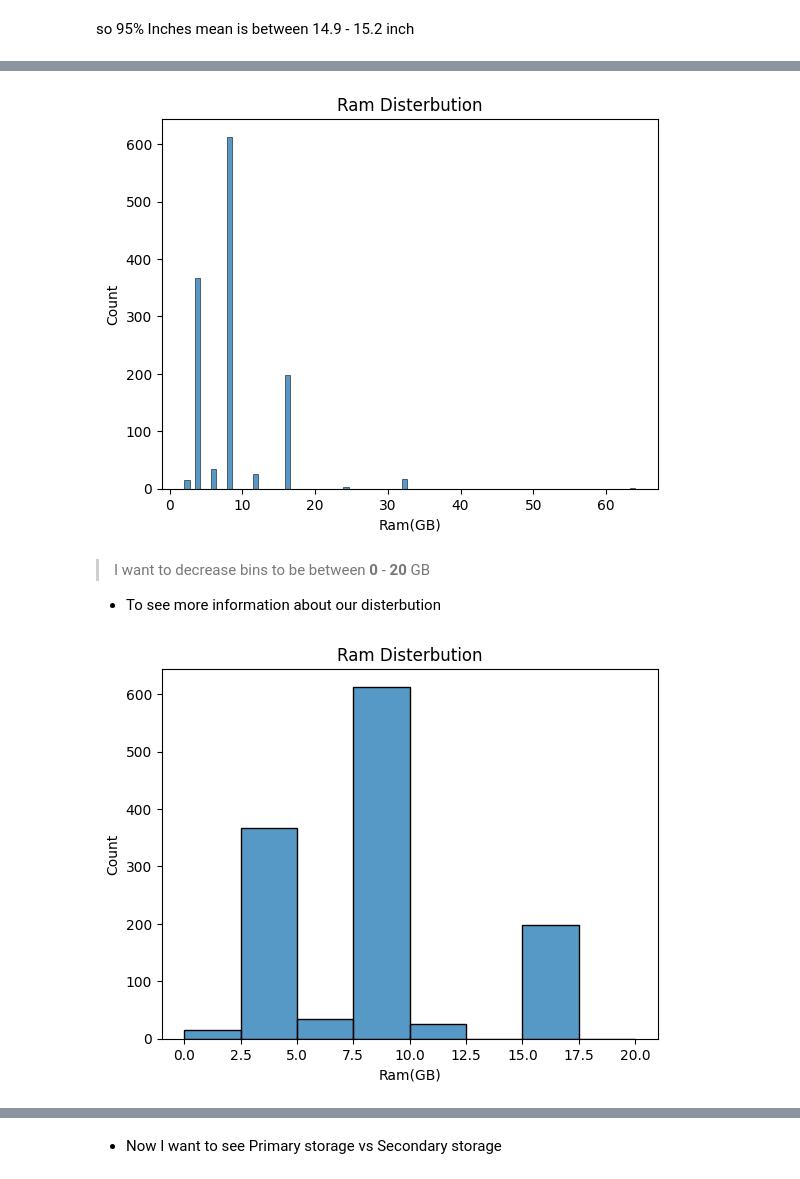
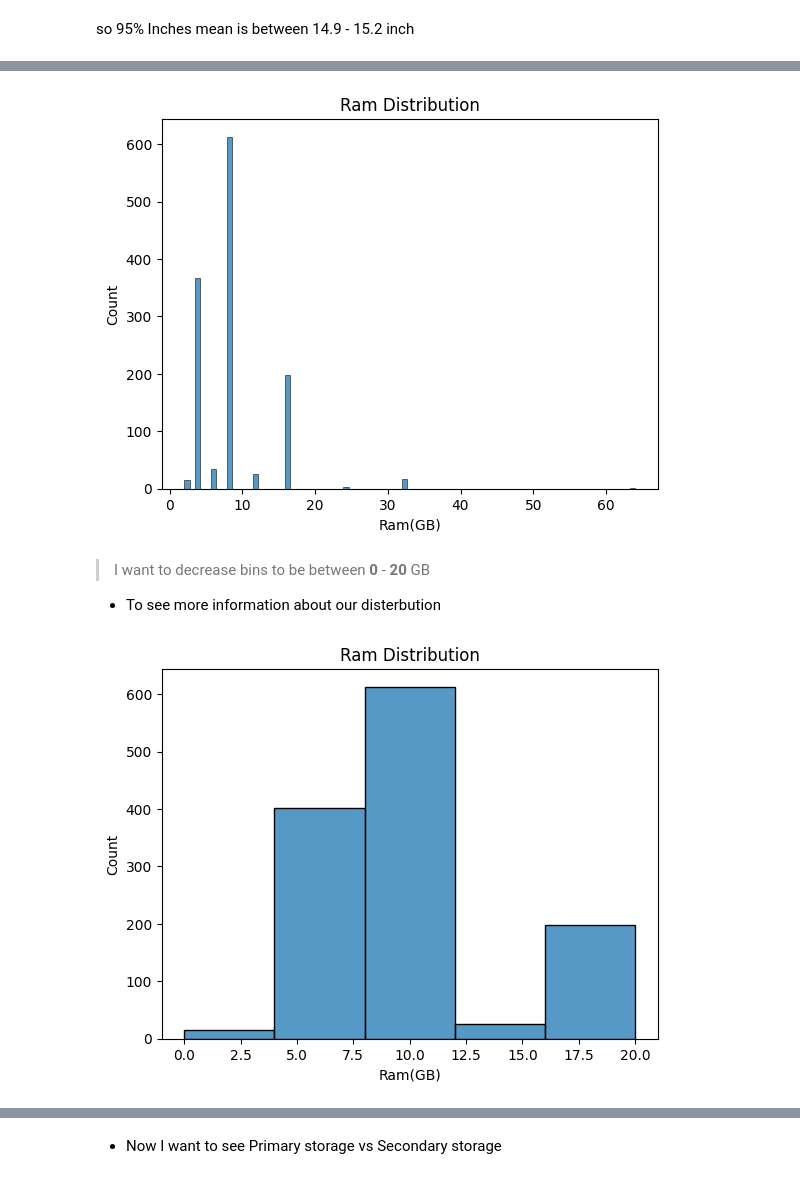
Before and after one commit to MinaGO1/Laptop-prices-dataset, a Jupyter notebook: Task.ipynb, the cells around one changed output, grey strips where cells are left out. Cells and saved outputs as stored; diff of their text form; code cells hidden in the pictures.

```diff
--- a/Task.ipynb
+++ b/Task.ipynb
@@ -13,7 +13,7 @@ pd.set_option('display.max_columns' , None) # Set max columns can be displayed t
 # %% [markdown]
 ## Feature engineering & EDA
 # %%
-df = pd.read_csv('/content/laptop_prices.csv') # importing our dataset
+df = pd.read_csv('laptop_prices.csv') # importing our dataset
 df.head()
 # %% [output]
 |  | Company | Product | TypeName | Inches | Ram | OS | Weight | Price_euros | Screen | ScreenW | ... |
@@ -477,21 +473,21 @@ df.describe()
 # %%
 #Plotting Ram disterbution
 sns.histplot(x='Ram' , data=df);
-plt.title('Ram Disterbution');
+plt.title('Ram Distribution');
 plt.xlabel('Ram(GB)');
 # %% [output]
-[figure, old version]
+[figure, new version]
 # %% [markdown]
 > I want to decrease bins to be between **0** - **20** GB
 - To see more information about our disterbution
 # %%
 #Making bins
-bins = np.arange(0,22.5,2.5)
+bins = np.arange(0,22.5,4)
 #Plotting Ram disterbution
 sns.histplot(x='Ram' , data=df , bins=bins);
-plt.title('Ram Disterbution');
+plt.title('Ram Distribution');
 plt.xlabel('Ram(GB)');
 # %% [output]
-[figure, old version]
+[figure, new version]
 # %% [markdown]
 ### In this chart:
```
Also changed, not shown: parts of 89 cells of this notebook, 2 other files.
